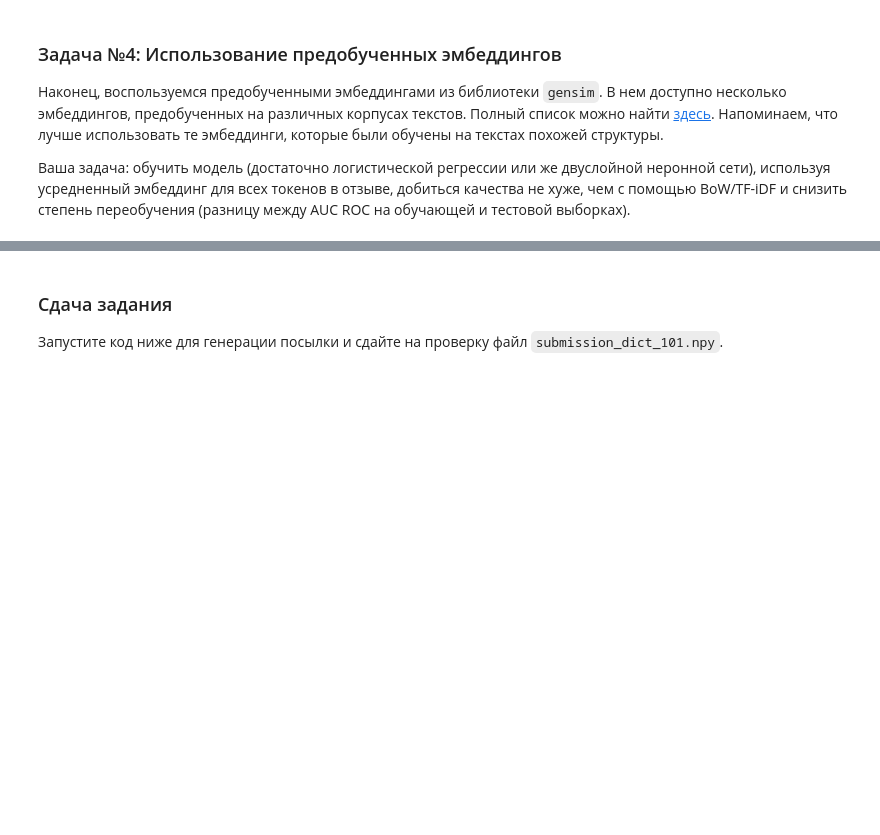
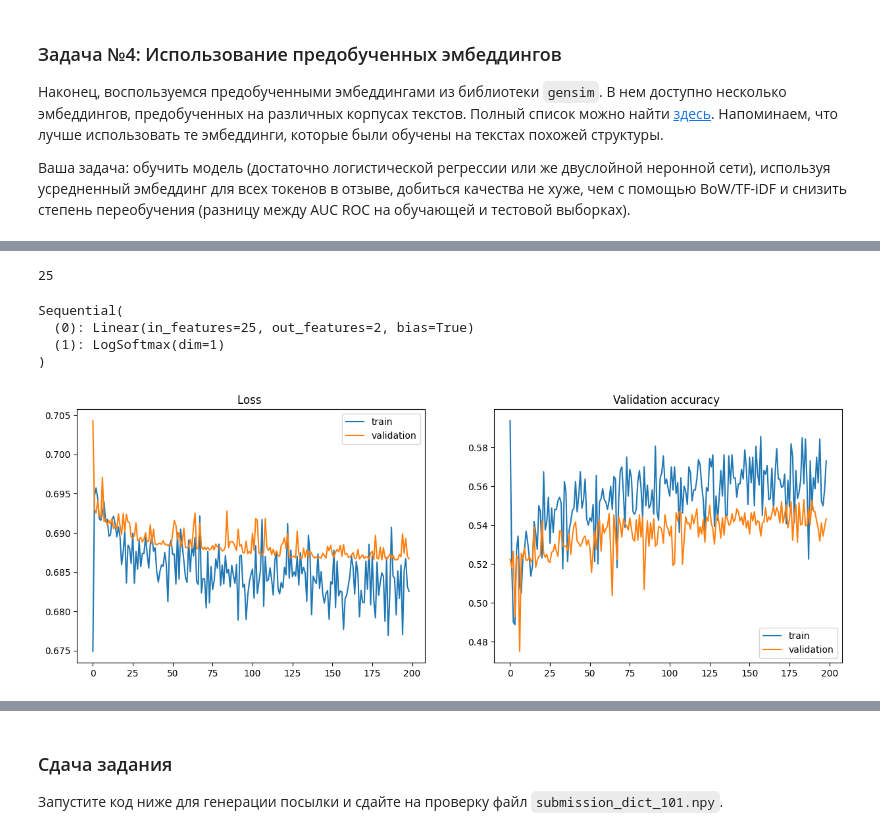
Before and after one commit to EvgenVer/ml-course_p2, a Jupyter notebook: homeworks_advanced/assignment01_text_classification/assignment01.ipynb, the cells around one changed output, grey strips where cells are left out. Saved outputs shown, nothing was run; the diff lists cells and outputs as text; code cells hidden in the pictures; blank space fills up the shorter version.

```diff
--- a/homeworks_advanced/assignment01_text_classification/assignment01.ipynb
+++ b/homeworks_advanced/assignment01_text_classification/assignment01.ipynb
@@ -459,5 +466,5 @@ def text_to_average_embedding(text, gensim_embedding_model):
 # %%
-X_train_emb = [text_to_average_embedding(text, gensim_embedding_model) for text in texts_train]
-X_test_emb = [text_to_average_embedding(text, gensim_embedding_model) for text in texts_test]
+X_train_emb = np.array([text_to_average_embedding(text, gensim_embedding_model) for text in texts_train], 'float32')
+X_test_emb = np.array([text_to_average_embedding(text, gensim_embedding_model) for text in texts_test], 'float32')
 
 assert len(X_train_emb[0]) == gensim_embedding_model.vector_size, 'Seems like the embedding shape is wrong'
@@ -472,8 +471,29 @@ model = # your code here
+# %%
+X_train_emb_torch = torch.tensor(X_train_emb).to(device)
+X_test_emb_torch = torch.tensor(X_test_emb).to(device)
+
+y_train_torch = torch.tensor(y_train).to(device)
+y_test_torch = torch.tensor(y_test).to(device)
+# %%
+num_feat = X_train_emb_torch.size(1)
+num_feat
+# %% [output]
+25
+# %%
+model = nn.Sequential(nn.Linear(num_feat, 2), nn.LogSoftmax(dim=1))
+model.to(device)
+# %% [output]
+Sequential(
+  (0): Linear(in_features=25, out_features=2, bias=True)
+  (1): LogSoftmax(dim=1)
+)
 # %%
-loss_function = # your code here
-opt = # your code here
+loss_function = nn.NLLLoss()
+opt = torch.optim.Adam(model.parameters(), lr=1e-3)
 
-model = train_model(model, opt, X_train_emb_torch, y_train_torch, X_test_emb_torch, y_test_torch, n_iterations=3000)
+model = train_model(model, opt, loss_function, X_train_emb_torch, y_train_torch, X_test_emb_torch, y_test_torch, n_iterations=3000)
+# %% [output]
+[figure, added]
 # %%
 # do not change the code in the block below
 # __________start of block__________
```
Also changed, not shown: parts of 6 cells of this notebook.
